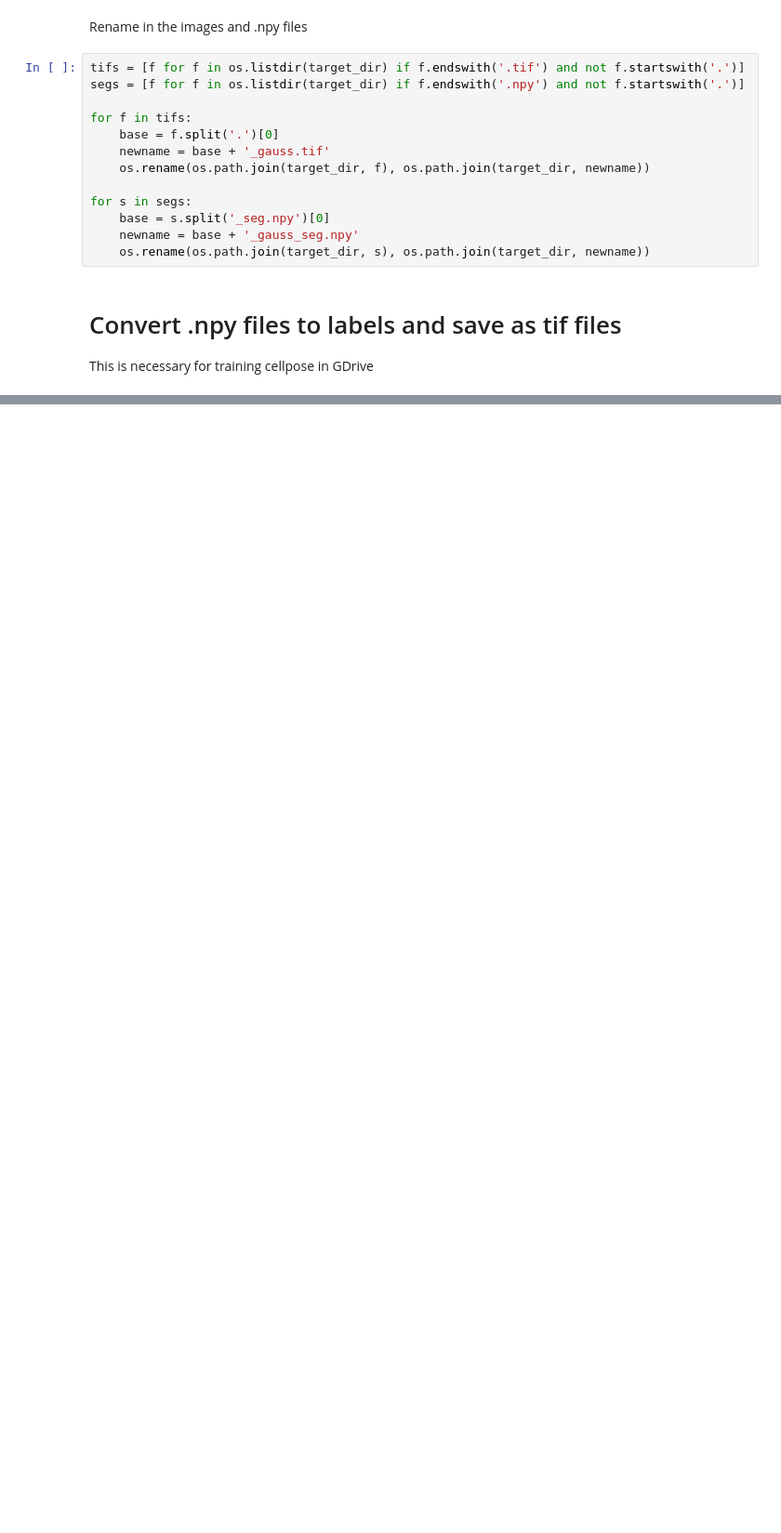
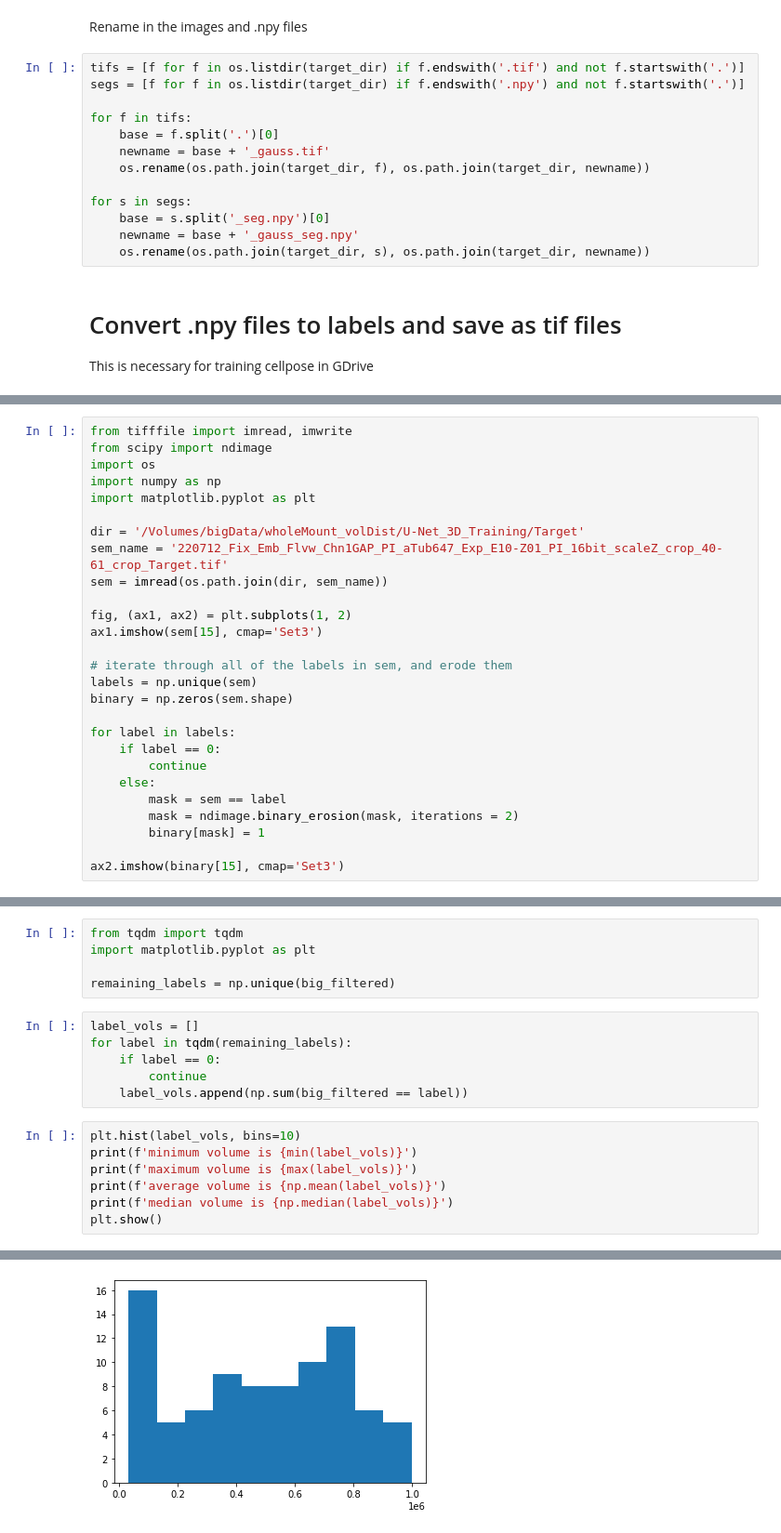
Before and after one commit to zacswider/volume-distribution, a Jupyter notebook: Methods.ipynb, the cells around one changed output, grey strips where cells are left out. Shown: that part at 93% size. Cells and saved outputs as stored; diff of their text form; blank space fills up the shorter version.

```diff
--- a/Methods.ipynb
+++ b/Methods.ipynb
@@ -98,0 +202,27 @@ with tqdm(total=len(segs)) as pbar:
+# %%
+from tifffile import imread, imwrite
+from scipy import ndimage
+import os
+import numpy as np
+import matplotlib.pyplot as plt
+
+dir = '/Volumes/bigData/wholeMount_volDist/U-Net_3D_Training/Target'
+sem_name = '220712_Fix_Emb_Flvw_Chn1GAP_PI_aTub647_Exp_E10-Z01_PI_16bit_scaleZ_crop_40-61_crop_Target.tif'
+sem = imread(os.path.join(dir, sem_name))
+
+fig, (ax1, ax2) = plt.subplots(1, 2)
+ax1.imshow(sem[15], cmap='Set3')
+
+# iterate through all of the labels in sem, and erode them
+labels = np.unique(sem)
+binary = np.zeros(sem.shape)
+
+for label in labels:
+    if label == 0:
+        continue
+    else:
+        mask = sem == label
+        mask = ndimage.binary_erosion(mask, iterations = 2)
+        binary[mask] = 1
+
+ax2.imshow(binary[15], cmap='Set3')
@@ -98,0 +635,19 @@ with tqdm(total=len(segs)) as pbar:
+# %%
+from tqdm import tqdm
+import matplotlib.pyplot as plt
+
+remaining_labels = np.unique(big_filtered)
+# %%
+label_vols = []
+for label in tqdm(remaining_labels):
+    if label == 0:
+        continue
+    label_vols.append(np.sum(big_filtered == label))
+# %%
+plt.hist(label_vols, bins=10)
+print(f'minimum volume is {min(label_vols)}')
+print(f'maximum volume is {max(label_vols)}')
+print(f'average volume is {np.mean(label_vols)}')
+print(f'median volume is {np.median(label_vols)}')
+plt.show()
+# %% [output]
@@ -98,0 +658 @@ with tqdm(total=len(segs)) as pbar:
+[figure, added]
```
Also changed, not shown: parts of 62 cells of this notebook.
